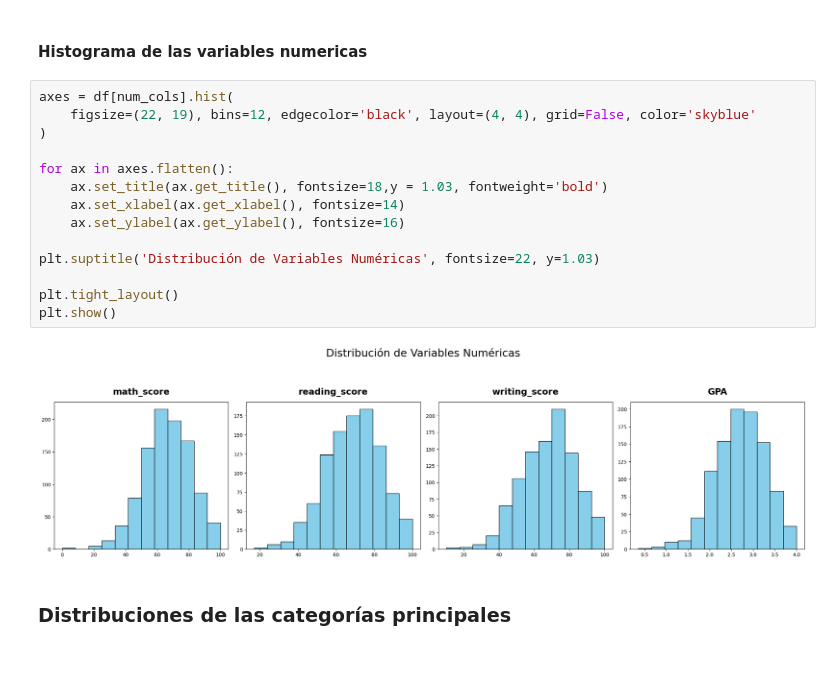
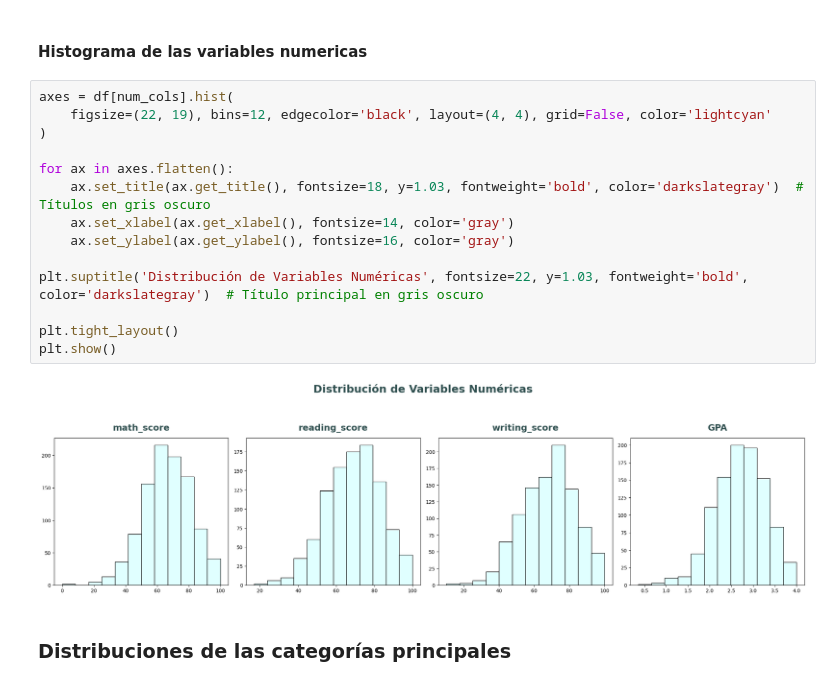
Before and after one commit to JosueSalomon/Proyecto_1_Teoria_de_la_simulacion, a Jupyter notebook: EDA.ipynb, the cells around one changed output. Saved outputs shown, nothing was run; the diff lists cells and outputs as text.

```diff
--- a/EDA.ipynb
+++ b/EDA.ipynb
@@ -170,20 +242,20 @@ df.describe()
 #### Histograma de las variables numericas
 # %%
 axes = df[num_cols].hist(
-    figsize=(22, 19), bins=12, edgecolor='black', layout=(4, 4), grid=False, color='skyblue'
+    figsize=(22, 19), bins=12, edgecolor='black', layout=(4, 4), grid=False, color='lightcyan'
 )
 
 for ax in axes.flatten():
-    ax.set_title(ax.get_title(), fontsize=18,y = 1.03, fontweight='bold')
-    ax.set_xlabel(ax.get_xlabel(), fontsize=14)
-    ax.set_ylabel(ax.get_ylabel(), fontsize=16)
+    ax.set_title(ax.get_title(), fontsize=18, y=1.03, fontweight='bold', color='darkslategray')  # Títulos en gris oscuro
+    ax.set_xlabel(ax.get_xlabel(), fontsize=14, color='gray')
+    ax.set_ylabel(ax.get_ylabel(), fontsize=16, color='gray')
 
-plt.suptitle('Distribución de Variables Numéricas', fontsize=22, y=1.03)
+plt.suptitle('Distribución de Variables Numéricas', fontsize=22, y=1.03, fontweight='bold', color='darkslategray')  # Título principal en gris oscuro
 
 plt.tight_layout()
 plt.show()
 # %% [output]
-[figure, old version]
+[figure, new version]
 # %% [markdown]
 ### Distribuciones de las categorías principales
 # %%
```
Also changed, not shown: parts of 36 cells of this notebook.
